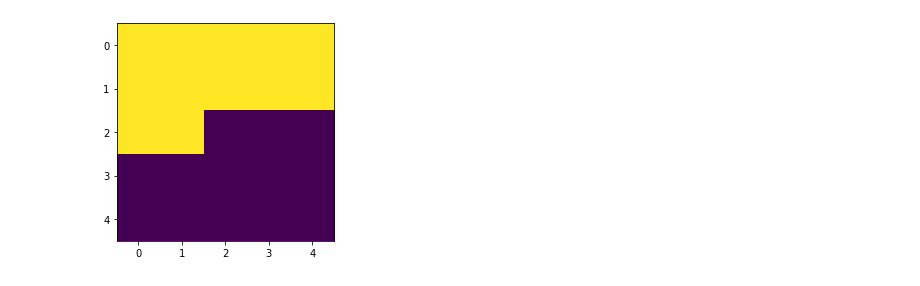
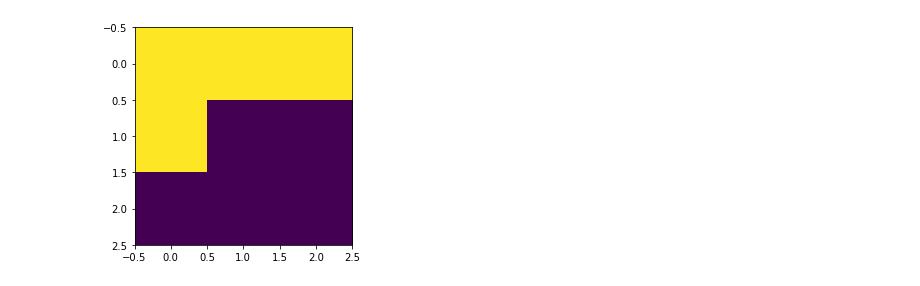
Before and after one commit to Max-Manning/autoregunsupseg, a Jupyter notebook: notebooks/Untitled.ipynb, the cells around one changed output. Cells and saved outputs as stored; diff of their text form; code cells hidden in the pictures.

```diff
--- a/notebooks/Untitled.ipynb
+++ b/notebooks/Untitled.ipynb
@@ -1,25 +1,26 @@
 # %%
 import numpy as np
 import matplotlib.pyplot as plt
+from scipy.signal import convolve2d
 
-a = np.ones((5,5))
+a = np.ones((3,3))
 
-a[2, 2:] = 0
-a[3:,:] = 0
+a[1, 1:] = 0
+a[2:,:] = 0
 
 plt.figure()
 
 # the 8 different masks for masked convs
 
 plt.imshow(a)                             # 1
 # plt.imshow(np.flip(a, 1))                 # 2
 # plt.imshow(np.rot90(a))                   # 3
 # plt.imshow(np.flip(np.rot90(a), 0))       # 4
 # plt.imshow(np.rot90(a, 2))                # 5
 # plt.imshow(np.flip(np.rot90(a, 2), 1))    # 6
 # plt.imshow(np.rot90(a, 3))                # 7
 # plt.imshow(np.flip(np.rot90(a, 3), 1))    # 8
 
 plt.show()
 # %% [output]
-[figure, old version]
+[figure, new version]
```
Also changed, not shown: parts of 4 cells of this notebook, 5 other files.
